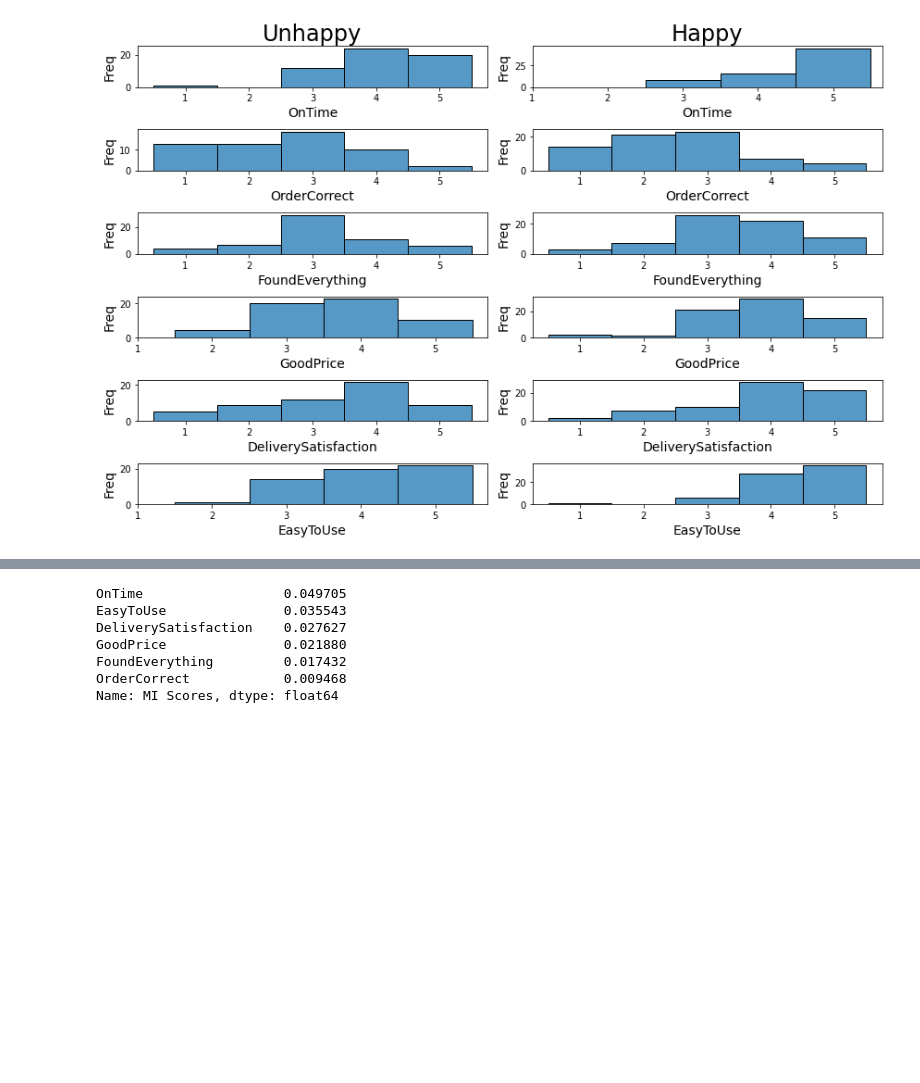
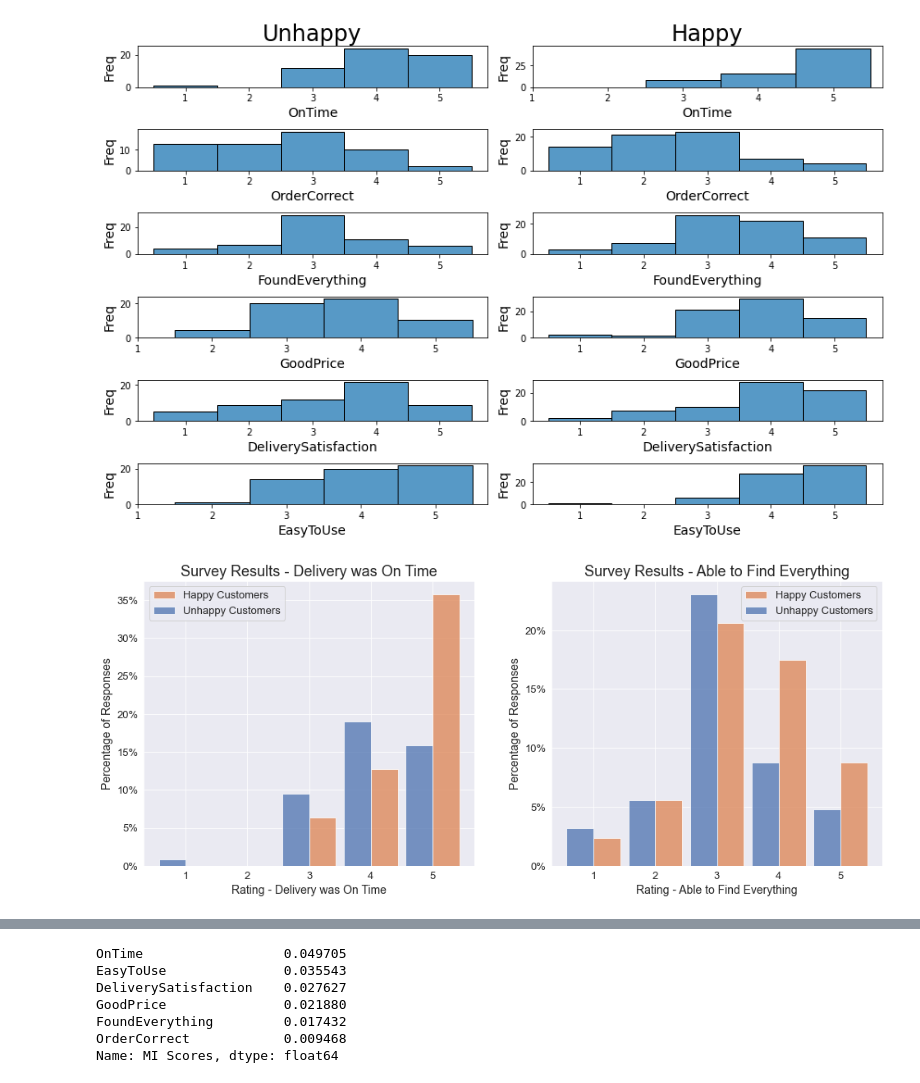
Before and after one commit to jamelvin/K85eN3vyoFJwCQ3W, a Jupyter notebook: SurveyAnalysis.ipynb, the cells around one changed output, grey strips where cells are left out. Saved outputs shown, nothing was run; the diff lists cells and outputs as text; code cells hidden in the pictures; blank space fills up the shorter version.

```diff
--- a/Submission.ipynb
+++ b/SurveyAnalysis.ipynb
@@ -184,3 +204,36 @@ plt.tight_layout()
 plt.show()
 # %% [output]
 [figure]
+# %%
+happy = rawData.loc[rawData.Happy == 1]
+unhappy = rawData.loc[rawData.Happy == 0]
+
+sns.set_style('darkgrid')
+plt.rc('axes', titlesize=18)
+plt.rc('axes', labelsize=14)
+plt.rc('xtick', labelsize=13)
+plt.rc('ytick', labelsize=13)
+plt.rc('legend', fontsize=13)
+plt.rc('font', size=13)
+
+fig, axs = plt.subplots(1,2, figsize=(14,6), tight_layout=True)
+plt.subplots_adjust(wspace=6.5)
+
+ax = sns.histplot(data=rawData, x='OnTime', hue='Happy', discrete=True, multiple='dodge',
+                  palette='deep', stat='proportion', shrink=.875, ax=axs[0])
+ax.set_yticklabels(['{:,.0%}'.format(y) for y in ax.get_yticks()])
+ax.set_xlabel('Rating - Delivery was On Time')
+ax.set_ylabel('Percentage of Responses')
+ax.set_title('Survey Results - Delivery was On Time')
+ax.legend(['Happy Customers','Unhappy Customers'])
+
+ax = sns.histplot(data=rawData, x='FoundEverything', hue='Happy', discrete=True, multiple='dodge',
+                  palette='deep', stat='proportion', shrink=.875, ax=axs[1])
+ax.set_yticklabels(['{:,.0%}'.format(y) for y in ax.get_yticks()])
+ax.set_xlabel('Rating - Able to Find Everything')
+ax.set_ylabel('Percentage of Responses')
+ax.set_title('Survey Results - Able to Find Everything')
+ax.legend(['Happy Customers','Unhappy Customers'])
+plt.show()
+# %% [output]
+[figure, added]
```
Also changed, not shown: parts of 3 cells of this notebook.
